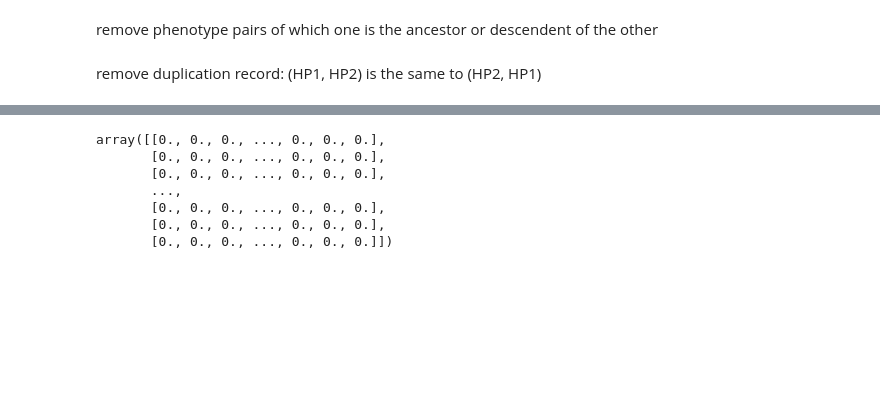
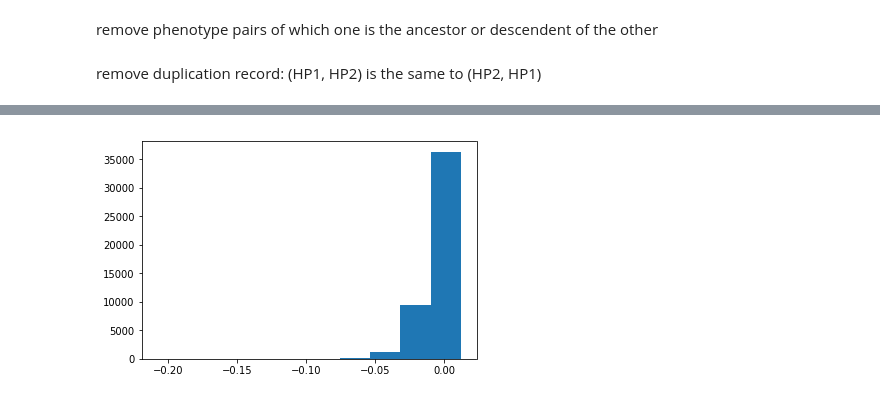
Before and after one commit to TheJacksonLaboratory/MIMIC_HPO, a Jupyter notebook: src/main/resources/mutual_info.ipynb, the cells around one changed output, grey strips where cells are left out. Saved outputs shown, nothing was run; the diff lists cells and outputs as text; code cells hidden in the pictures; blank space fills up the shorter version.

```diff
--- a/src/main/resources/mutual_info.ipynb
+++ b/src/main/resources/mutual_info.ipynb
@@ -1170,10 +362,0 @@ randomizer initiated
-# %%
-p
-# %% [output]
-array([[0., 0., 0., ..., 0., 0., 0.],
-       [0., 0., 0., ..., 0., 0., 0.],
-       [0., 0., 0., ..., 0., 0., 0.],
-       ...,
-       [0., 0., 0., ..., 0., 0., 0.],
-       [0., 0., 0., ..., 0., 0., 0.],
-       [0., 0., 0., ..., 0., 0., 0.]])
@@ -1179,0 +365,6 @@ array([[0., 0., 0., ..., 0., 0., 0.],
+# %%
+acute_renal_failure = deserialized['584']
+plt.hist(acute_renal_failure.pairwise_synergy().flat, bins=10)
+plt.show()
+# %% [output]
+[figure, added]
```
Also changed, not shown: parts of 133 cells of this notebook, 7 other files.
